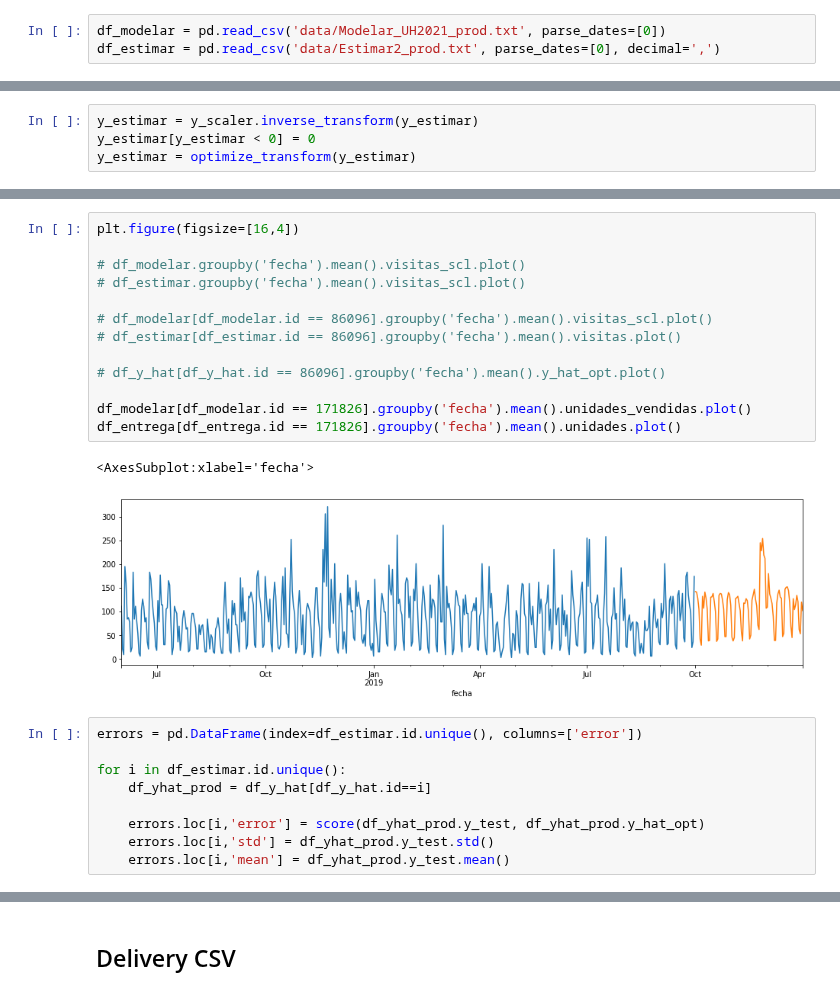
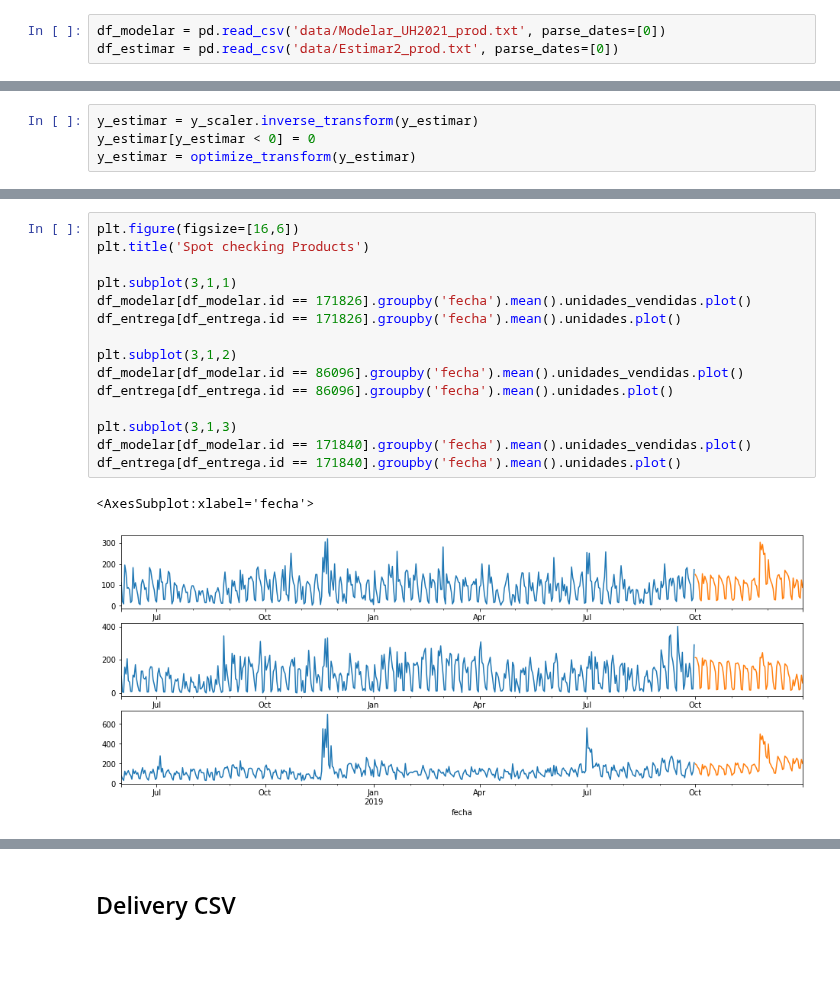
Before and after one commit to Nerucius/2021.ubdatathon, a Jupyter notebook: Atmira_Universitat de Barcelona_Equip Autoestima_Script Producción.ipynb, the cells around one changed output, grey strips where cells are left out. Drawn from its saved outputs; the diff is of its cells as text; blank space fills up the shorter version.

```diff
--- a/Atmira_Universitat de Barcelona_Equip Autoestima_Script Producción.ipynb
+++ b/Atmira_Universitat de Barcelona_Equip Autoestima_Script Producción.ipynb
@@ -231,5 +207,5 @@ df_estimar.to_csv('data/Estimar2_prod.txt', index=False)
 ### Load pre-compiled data here
 # %%
 df_modelar = pd.read_csv('data/Modelar_UH2021_prod.txt', parse_dates=[0])
-df_estimar = pd.read_csv('data/Estimar2_prod.txt', parse_dates=[0], decimal=',')
+df_estimar = pd.read_csv('data/Estimar2_prod.txt', parse_dates=[0])
 # %%
@@ -944,25 +784,18 @@ df_entrega[:5]
 # %%
-plt.figure(figsize=[16,4])
+plt.figure(figsize=[16,6])
+plt.title('Spot checking Products')
 
-# df_modelar.groupby('fecha').mean().visitas_scl.plot()
-# df_estimar.groupby('fecha').mean().visitas_scl.plot()
-
-# df_modelar[df_modelar.id == 86096].groupby('fecha').mean().visitas_scl.plot()
-# df_estimar[df_estimar.id == 86096].groupby('fecha').mean().visitas.plot()
-
-# df_y_hat[df_y_hat.id == 86096].groupby('fecha').mean().y_hat_opt.plot()
-
+plt.subplot(3,1,1)
 df_modelar[df_modelar.id == 171826].groupby('fecha').mean().unidades_vendidas.plot()
 df_entrega[df_entrega.id == 171826].groupby('fecha').mean().unidades.plot()
+
+plt.subplot(3,1,2)
+df_modelar[df_modelar.id == 86096].groupby('fecha').mean().unidades_vendidas.plot()
+df_entrega[df_entrega.id == 86096].groupby('fecha').mean().unidades.plot()
+
+plt.subplot(3,1,3)
+df_modelar[df_modelar.id == 171840].groupby('fecha').mean().unidades_vendidas.plot()
+df_entrega[df_entrega.id == 171840].groupby('fecha').mean().unidades.plot()
 # %% [output]
 <AxesSubplot:xlabel='fecha'>
-[figure, old version]
+[figure, new version]
-# %%
-errors = pd.DataFrame(index=df_estimar.id.unique(), columns=['error'])
-
-for i in df_estimar.id.unique():
-    df_yhat_prod = df_y_hat[df_y_hat.id==i]
-
-    errors.loc[i,'error'] = score(df_yhat_prod.y_test, df_yhat_prod.y_hat_opt)
-    errors.loc[i,'std'] = df_yhat_prod.y_test.std()
-    errors.loc[i,'mean'] = df_yhat_prod.y_test.mean()
```
Also changed, not shown: parts of 42 cells of this notebook, 1 other file.
